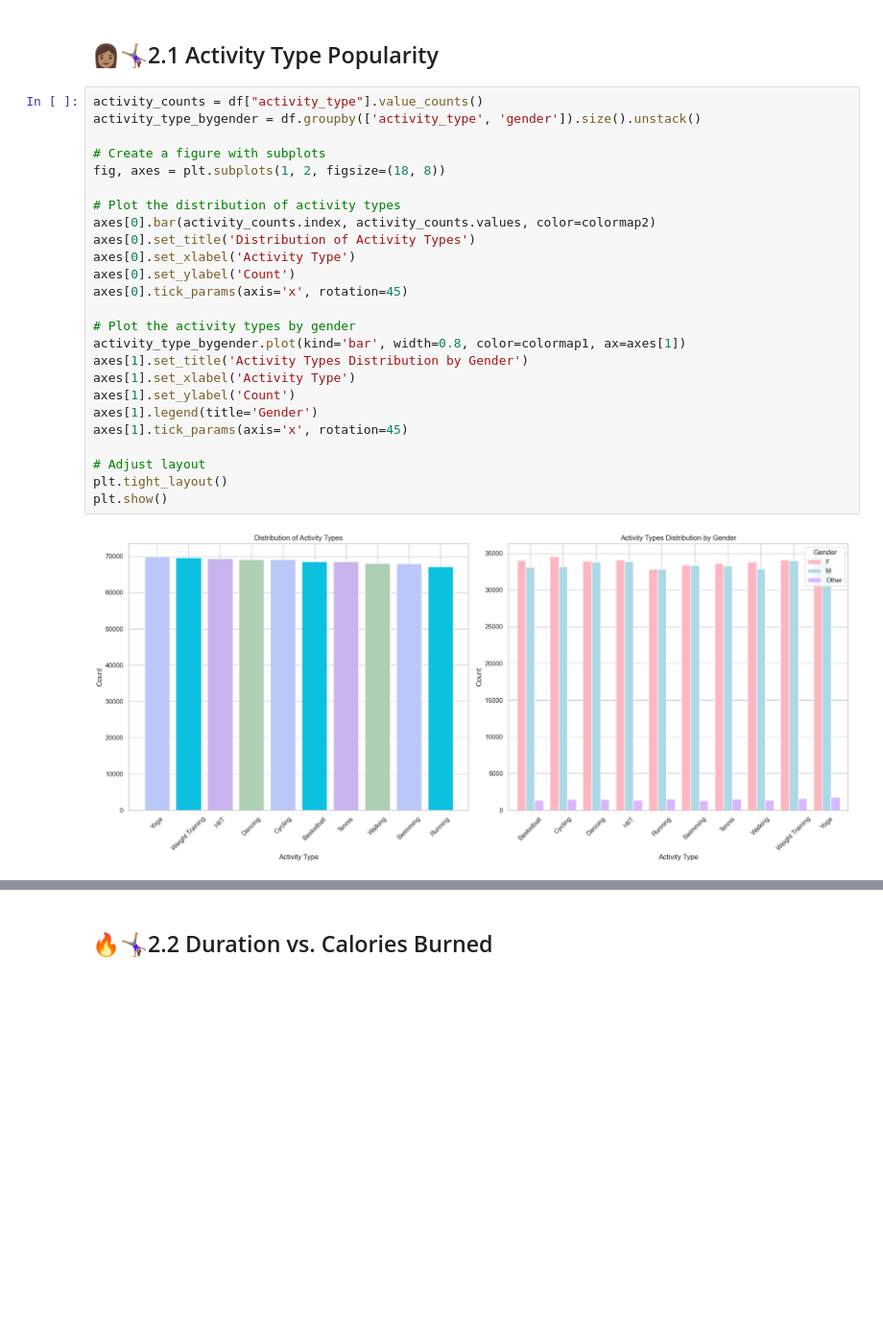
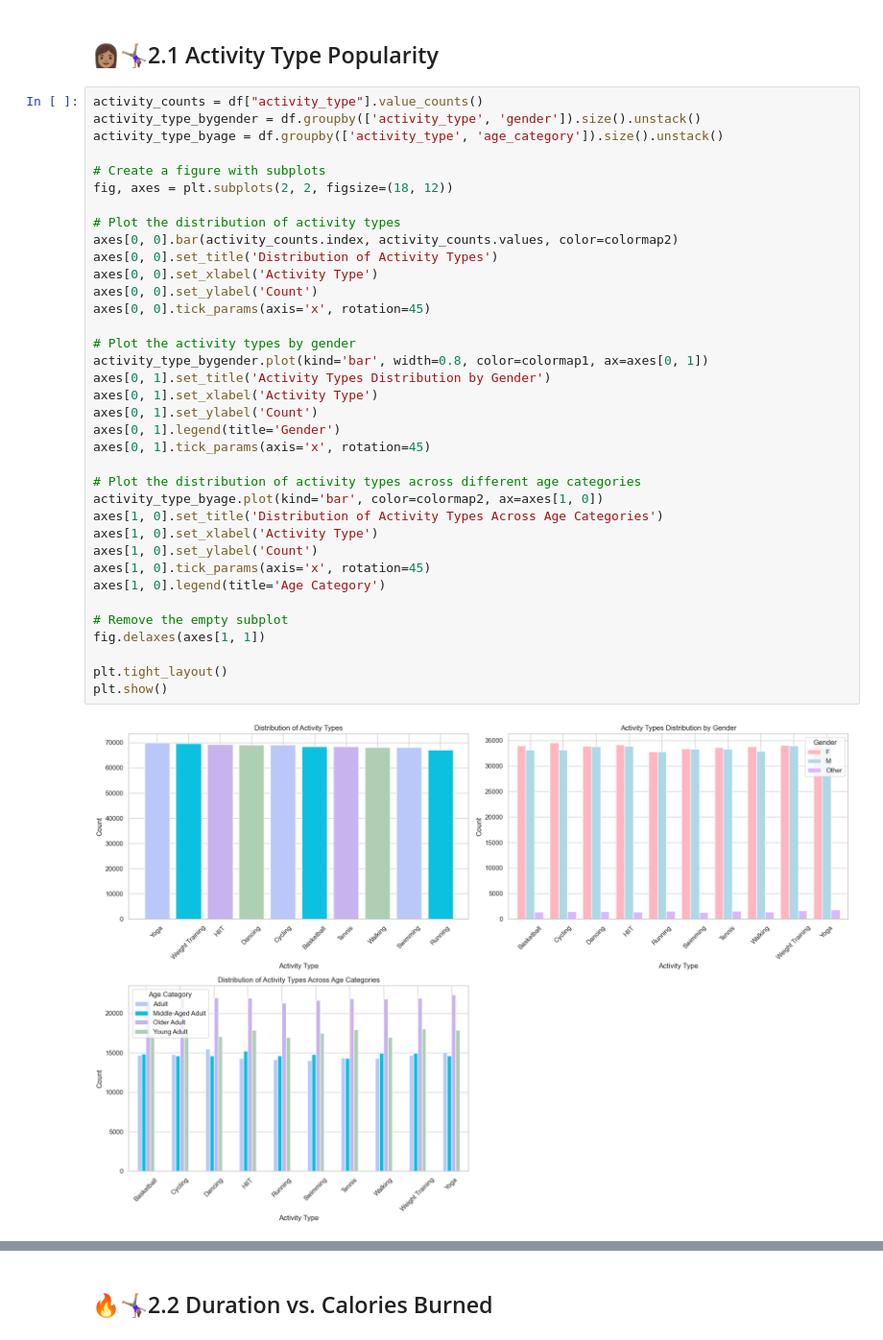
Before and after one commit to irisdev06/FitFlow, a Jupyter notebook: fitflow.ipynb, the cells around one changed output, grey strips where cells are left out. Shown at 96% size. Cells and saved outputs as stored; diff of their text form; blank space fills up the shorter version.

```diff
--- a/fitflow.ipynb
+++ b/fitflow.ipynb
@@ -332,27 +332,38 @@ plt.show()
 # %%
 activity_counts = df["activity_type"].value_counts()
 activity_type_bygender = df.groupby(['activity_type', 'gender']).size().unstack()
+activity_type_byage = df.groupby(['activity_type', 'age_category']).size().unstack()
 
 # Create a figure with subplots
-fig, axes = plt.subplots(1, 2, figsize=(18, 8))
+fig, axes = plt.subplots(2, 2, figsize=(18, 12))
 
 # Plot the distribution of activity types
-axes[0].bar(activity_counts.index, activity_counts.values, color=colormap2)
-axes[0].set_title('Distribution of Activity Types')
-axes[0].set_xlabel('Activity Type')
-axes[0].set_ylabel('Count')
-axes[0].tick_params(axis='x', rotation=45)
+axes[0, 0].bar(activity_counts.index, activity_counts.values, color=colormap2)
+axes[0, 0].set_title('Distribution of Activity Types')
+axes[0, 0].set_xlabel('Activity Type')
+axes[0, 0].set_ylabel('Count')
+axes[0, 0].tick_params(axis='x', rotation=45)
 
 # Plot the activity types by gender
-activity_type_bygender.plot(kind='bar', width=0.8, color=colormap1, ax=axes[1])
-axes[1].set_title('Activity Types Distribution by Gender')
-axes[1].set_xlabel('Activity Type')
-axes[1].set_ylabel('Count')
-axes[1].legend(title='Gender')
-axes[1].tick_params(axis='x', rotation=45)
+activity_type_bygender.plot(kind='bar', width=0.8, color=colormap1, ax=axes[0, 1])
+axes[0, 1].set_title('Activity Types Distribution by Gender')
+axes[0, 1].set_xlabel('Activity Type')
+axes[0, 1].set_ylabel('Count')
+axes[0, 1].legend(title='Gender')
+axes[0, 1].tick_params(axis='x', rotation=45)
 
-# Adjust layout
+# Plot the distribution of activity types across different age categories
+activity_type_byage.plot(kind='bar', color=colormap2, ax=axes[1, 0])
+axes[1, 0].set_title('Distribution of Activity Types Across Age Categories')
+axes[1, 0].set_xlabel('Activity Type')
+axes[1, 0].set_ylabel('Count')
+axes[1, 0].tick_params(axis='x', rotation=45)
+axes[1, 0].legend(title='Age Category')
+
+# Remove the empty subplot
+fig.delaxes(axes[1, 1])
+
 plt.tight_layout()
 plt.show()
 # %% [output]
-[figure, old version]
+[figure, new version]
```
Also changed, not shown: parts of 14 cells of this notebook.
